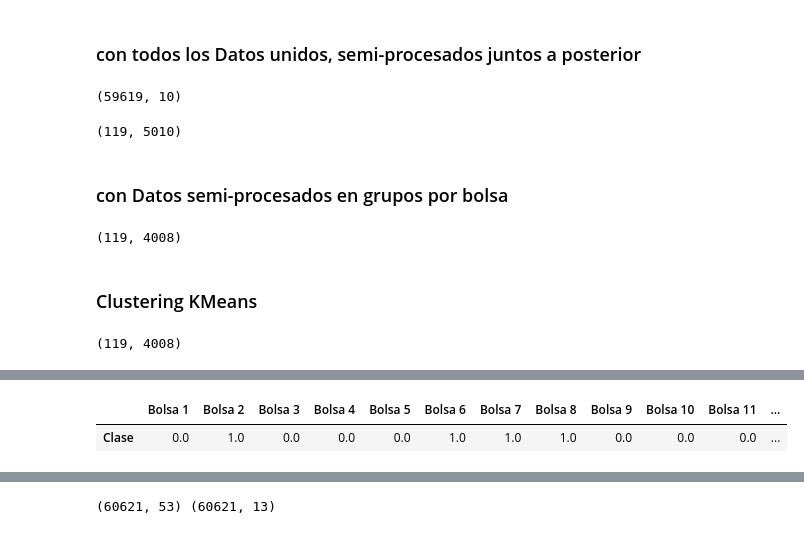
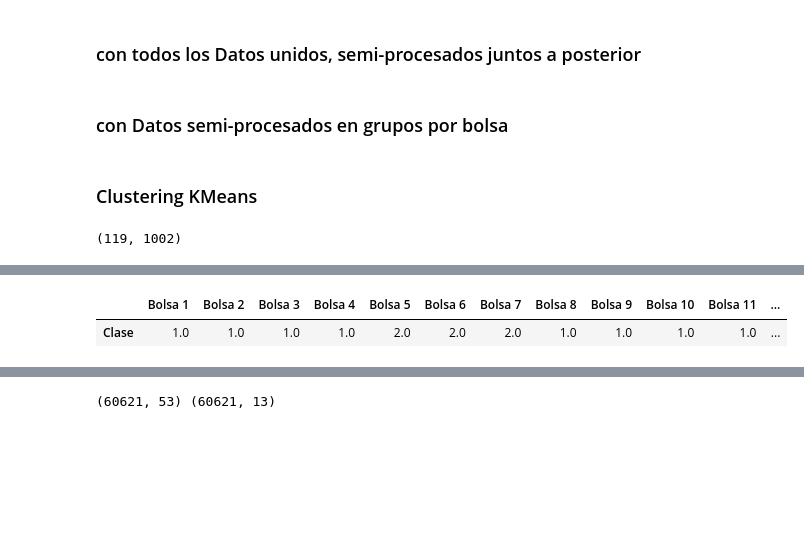
Before and after one commit to samuel1a0/prb_clustering, a Jupyter notebook: intento_3.ipynb, the cells around one changed output, grey strips where cells are left out. Cells and saved outputs as stored; diff of their text form; code cells hidden in the pictures; blank space fills up the shorter version.

```diff
--- a/intento_3.ipynb
+++ b/intento_3.ipynb
@@ -168,58 +177,51 @@ def reducir(clases):
 # %% [markdown]
 ### con todos los Datos unidos, semi-procesados juntos a posterior
 # %%
-tit = "completo"
-pipe_proc = Pipeline( [("scaler", preprocessing.StandardScaler() ),
-                    ("vt", VarianceThreshold(.8*(1-.8)) ),#]),
-#                     ("FA", FactorAnalysis(n_components=10, random_state=10))])
-                    ("pca", PCA(random_state=10, n_components=10) )])
+def data_comp(pipe_proc=None):
+    if pipe_proc == None:
+        pipe_proc = Pipeline( [("std_scaler", preprocessing.StandardScaler() ),# ])#,
+                               ("vt", VarianceThreshold(.8*(1-.8)) ),#])
+                               ("pca", PCA(random_state=10, n_components=3) )])
 
-datos_completos = load_all()
-pipe_proc.fit(datos_completos)
-data_semi = pipe_proc.transform(datos_completos)
-pca = PCA(random_state=10, n_components=8)
-# data_semi = pca.fit_transform(data_semi)
-# print(np.sum(pca.explained_variance_ratio_))
-print(data_semi.shape)
+    datos_completos = load_all()
+    pipe_proc.fit(datos_completos)
+    data_semi = pipe_proc.transform(datos_completos)
+    print(data_semi.shape)
 
-data = np.array(data_semi).reshape(119,-1)
-data.shape
+    data = np.array(data_semi).reshape(119,-1)
+    tit = "completo"
+    print(data.shape)
+    return tit, data
-# %% [output]
-(59619, 10)
-(119, 5010)
 # %% [markdown]
 ### con Datos semi-procesados en grupos por bolsa
 # %%
-tit = "por bolsa"
-pipe_r = Pipeline( [("scaler", preprocessing.StandardScaler() ),
-                    ("vt", VarianceThreshold(.9*(1-.9)) ),
-#                     ("FA", FactorAnalysis(n_components=10, random_state=10))])
-              ("kpca", KernelPCA(kernel="rbf", random_state=10, n_components=2))])
+def data_bolsa(pipe_r=None):
+    if pipe_r == None:
+        pipe_r = Pipeline( [("vt", VarianceThreshold(.9*(1-.9)) ),
+                            ("scaler", preprocessing.StandardScaler() ),
+                            ("kpca", KernelPCA(kernel="rbf", random_state=10, n_components=2))])
 
-data = datos_semi_procesados(reductor=pipe_r)
-data.shape
+    data = datos_semi_procesados(reductor=pipe_r)
+    tit = "por bolsa"
+    print(data.shape)
+    return tit, data
-# %% [output]
-(119, 4008)
 # %% [markdown]
 ### Clustering KMeans
 # %%
-print(data.shape)
-
+tit, data = data_bolsa()
 model = KMeans(n_clusters=3, random_state=10)
 pipe_k = Pipeline([#("scaler", preprocessing.StandardScaler() ),
                    ("pca", PCA(random_state=10, n_components=5) )])
 #                    ("pca", FactorAnalysis(n_components=5, random_state=10, svd_method="lapack") )])
 
 data_p = pd.DataFrame(pipe_k.fit_transform(data))
-# print(np.sum(b.explained_variance_ratio_))
-
 
 k_cls = model.fit_predict(data_p)
 plot_cls("KMeans {}".format(tit), data=data_p, labels=k_cls, centers=model.cluster_centers_)
-clases_bolsa(data_p, minor=True)
+clases_bolsa(data_p)
 # %% [output]
-(119, 4008)
+(119, 1002)
 [interactive output not drawn]
 [interactive output not drawn]
 |  | Bolsa 1 | Bolsa 2 | Bolsa 3 | Bolsa 4 | Bolsa 5 | Bolsa 6 | Bolsa 7 | Bolsa 8 | Bolsa 9 | Bolsa 10 | Bolsa 11 | ... |
-| Clase | 0.0 | 1.0 | 0.0 | 0.0 | 0.0 | 1.0 | 1.0 | 1.0 | 0.0 | 0.0 | 0.0 | ... |
+| Clase | 1.0 | 1.0 | 1.0 | 1.0 | 2.0 | 2.0 | 2.0 | 1.0 | 1.0 | 1.0 | 1.0 | ... |
```
Also changed, not shown: parts of 15 cells of this notebook.
